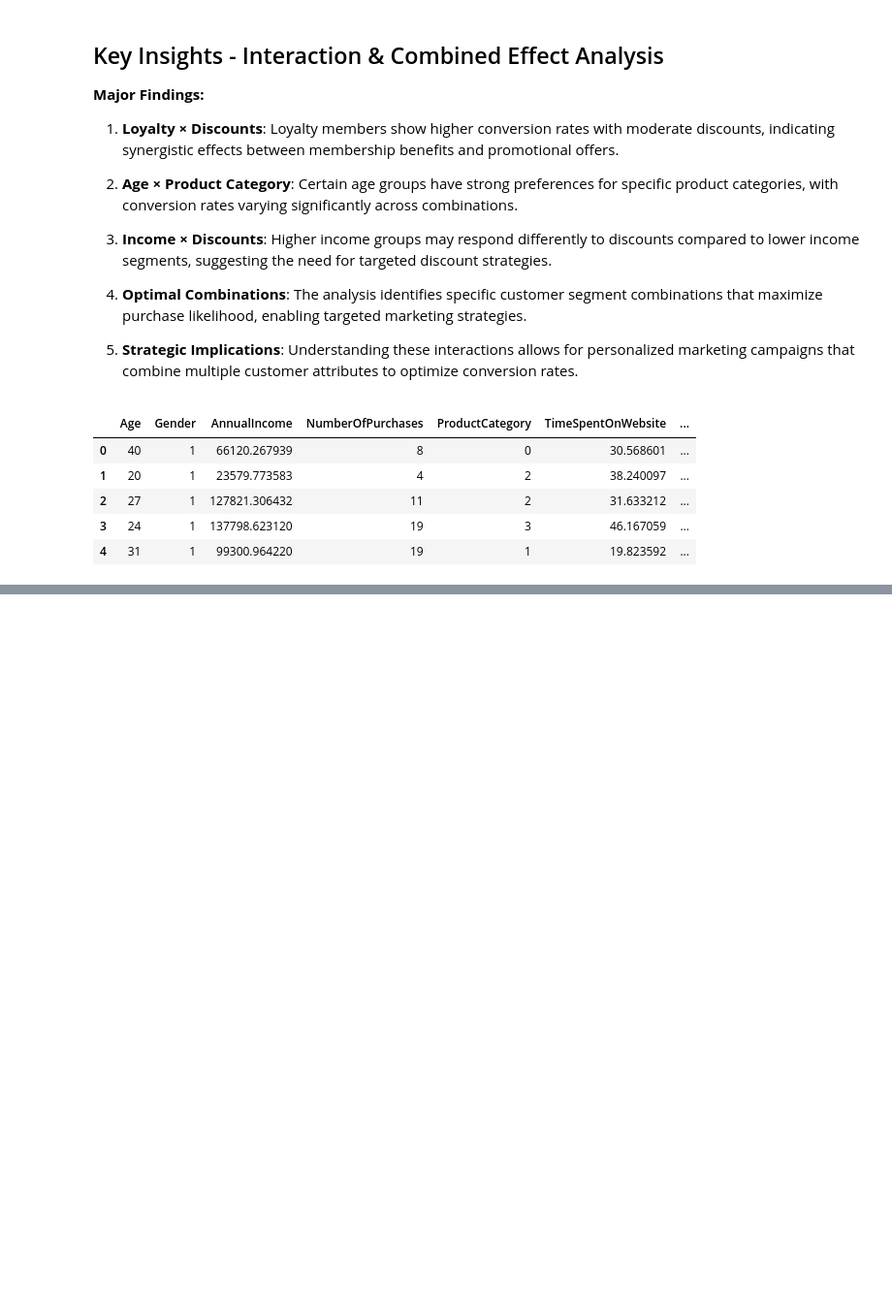
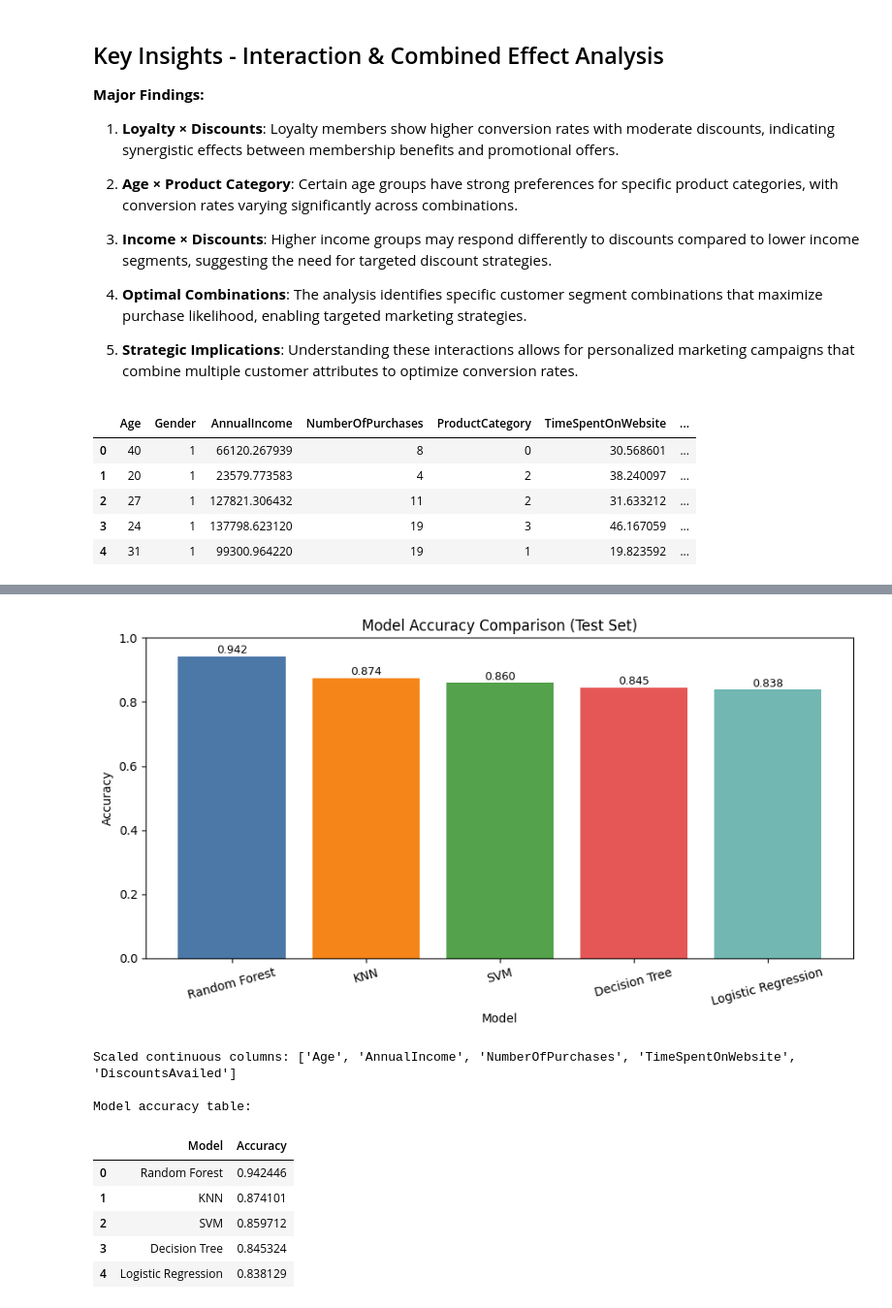
Before and after one commit to pralad-parajuli/customer-purchase-behavior, a Jupyter notebook: Purchase.ipynb, the cells around one changed output, grey strips where cells are left out. Shown at 97% size. Drawn from its saved outputs; the diff is of its cells as text; code cells hidden in the pictures; blank space fills up the shorter version.

Commit message:
Model Training

```diff
--- a/Purchase.ipynb
+++ b/Purchase.ipynb
@@ -1540,0 +1681,80 @@ df.head()
+# %%
+from sklearn.preprocessing import StandardScaler
+from sklearn.linear_model import LogisticRegression
+from sklearn.neighbors import KNeighborsClassifier
+from sklearn.tree import DecisionTreeClassifier
+from sklearn.ensemble import RandomForestClassifier
+from sklearn.svm import SVC
+from sklearn.metrics import accuracy_score
+
+# Scale only continuous features that are present after feature selection
+base_continuous_cols = ['Age', 'AnnualIncome', 'NumberOfPurchases', 'TimeSpentOnWebsite', 'DiscountsAvailed']
+continuous_cols = [col for col in base_continuous_cols if col in feature_columns]
+
+scaler = StandardScaler()
+X_train_scaled = X_train.copy()
+X_test_scaled = X_test.copy()
+
+if continuous_cols:
+    X_train_scaled[continuous_cols] = scaler.fit_transform(X_train[continuous_cols])
+    X_test_scaled[continuous_cols] = scaler.transform(X_test[continuous_cols])
+
+# Build 5 classification models
+models = {
+    'Logistic Regression': LogisticRegression(random_state=42, max_iter=1000),
+    'KNN': KNeighborsClassifier(n_neighbors=5),
+    'Decision Tree': DecisionTreeClassifier(random_state=42),
+    'Random Forest': RandomForestClassifier(random_state=42, n_estimators=200),
+    'SVM': SVC(random_state=42, probability=True)
+}
+
+model_results = []
+trained_models = {}
+
+for model_name, model in models.items():
+    model.fit(X_train_scaled, y_train)
+    y_pred = model.predict(X_test_scaled)
+    acc = accuracy_score(y_test, y_pred)
+    model_results.append({'Model': model_name, 'Accuracy': acc})
+    trained_models[model_name] = model
+
+results_df_models = pd.DataFrame(model_results).sort_values('Accuracy', ascending=False).reset_index(drop=True)
+
+# Plot model comparison
+plt.figure(figsize=(9, 5))
+bars = plt.bar(results_df_models['Model'], results_df_models['Accuracy'], color=['#4C78A8', '#F58518', '#54A24B', '#E45756', '#72B7B2'])
+plt.title('Model Accuracy Comparison (Test Set)')
+plt.ylabel('Accuracy')
+plt.xlabel('Model')
+plt.ylim(0, 1)
+plt.xticks(rotation=15)
+
+for bar, acc in zip(bars, results_df_models['Accuracy']):
+    plt.text(bar.get_x() + bar.get_width() / 2, bar.get_height() + 0.01, f'{acc:.3f}', ha='center', fontsize=9)
+
+plt.tight_layout()
+plt.show()
+
+# Select best model
+best_model_name = results_df_models.loc[0, 'Model']
+best_model = trained_models[best_model_name]
+
+# Keep downstream notebook compatibility (existing cells use log_reg)
+log_reg = best_model
+
+print('Scaled continuous columns:', continuous_cols)
+print('\nModel accuracy table:')
+display(results_df_models)
+print(f"\nBest model selected: {best_model_name}")
+print(f"Best model accuracy: {results_df_models.loc[0, 'Accuracy'] * 100:.2f}%")
+# %% [output]
+[figure, added]
+Scaled continuous columns: ['Age', 'AnnualIncome', 'NumberOfPurchases', 'TimeSpentOnWebsite', 'DiscountsAvailed']
+
+Model accuracy table:
+|  | Model | Accuracy |
+| 0 | Random Forest | 0.942446 |
+| 1 | KNN | 0.874101 |
+| 2 | SVM | 0.859712 |
+| 3 | Decision Tree | 0.845324 |
+| 4 | Logistic Regression | 0.838129 |
```
Also changed, not shown: parts of 11 cells of this notebook.
